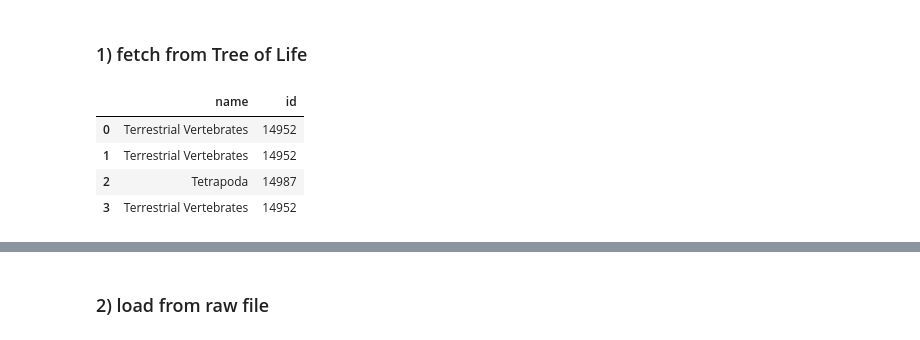
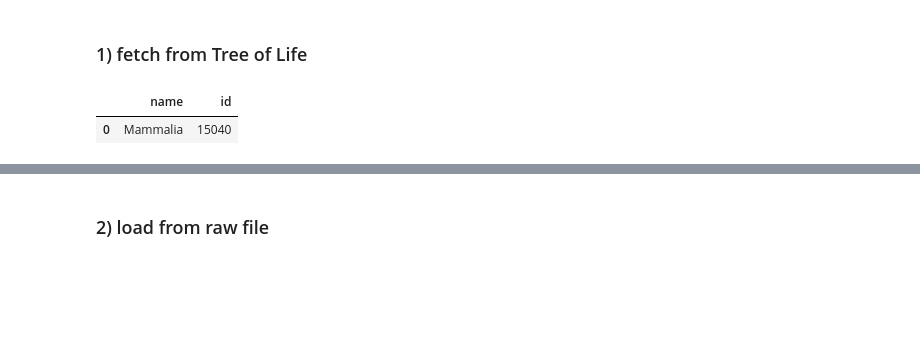
Before and after one commit to seth127/phyloGraph, a Jupyter notebook: phyloGraph.ipynb, the cells around one changed output, grey strips where cells are left out. Drawn from its saved outputs; the diff is of its cells as text; code cells hidden in the pictures; blank space fills up the shorter version.

```diff
--- a/phyloGraph.ipynb
+++ b/phyloGraph.ipynb
@@ -15,12 +15,10 @@ naw
 Pick one of the methods below for getting data
 # %% [markdown]
 ### 1) fetch from Tree of Life
-# %%
-pgd.search_name("tetrapod")
-# %% [output]
-|  | name | id |
-| 0 | Terrestrial Vertebrates | 14952 |
-| 1 | Terrestrial Vertebrates | 14952 |
-| 2 | Tetrapoda | 14987 |
-| 3 | Terrestrial Vertebrates | 14952 |
+# %%
+#pgd.search_name("tetrapod")
+pgd.search_name("mammalia")
+# %% [output]
+|  | name | id |
+| 0 | Mammalia | 15040 |
 # %%
```
Also changed, not shown: parts of 17 cells of this notebook, 3 other files.
